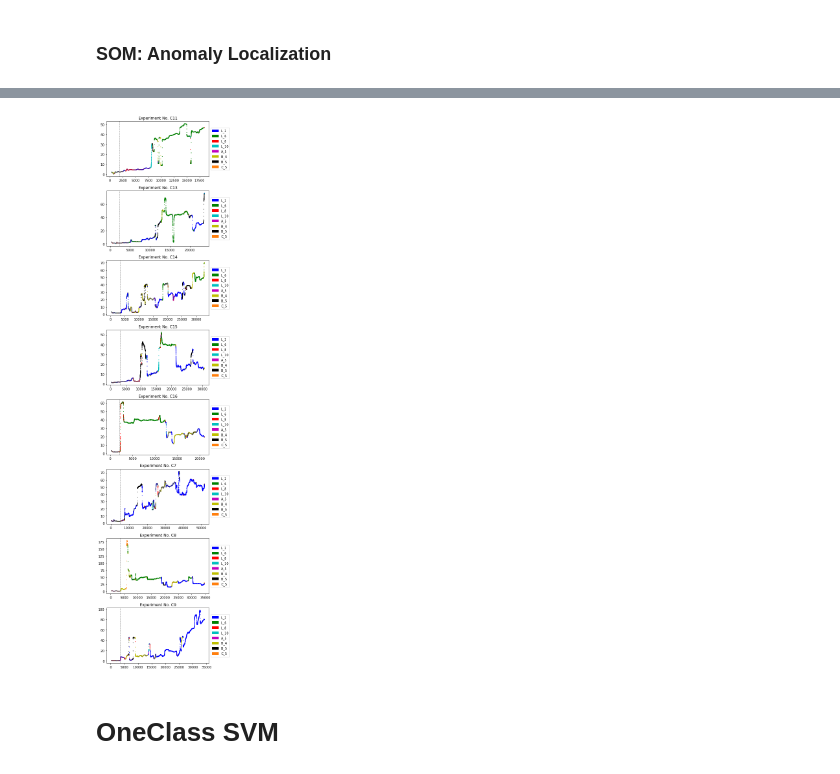
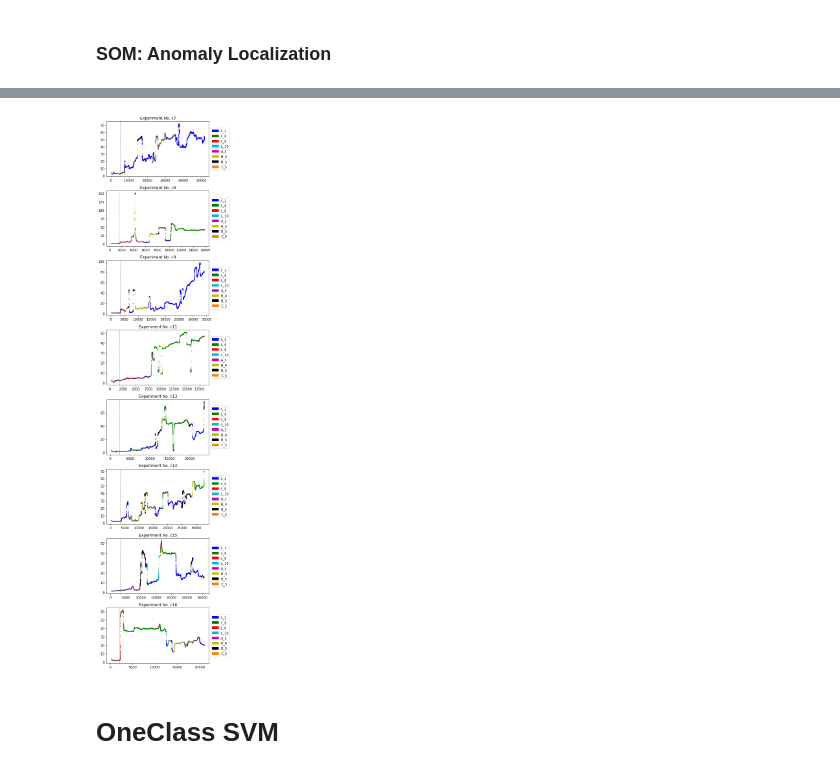
Before and after one commit to dglttr/dm_seminar_ws2020, a Jupyter notebook: notebooks/main.ipynb, the cells around one changed output, grey strips where cells are left out. Cells and saved outputs as stored; diff of their text form; code cells hidden in the pictures.

```diff
--- a/notebooks/main.ipynb
+++ b/notebooks/main.ipynb
@@ -163,11 +179,11 @@ SOM_MAP_Y_DIMENSION = 50     # 50 as taken from research paper
 SOM_TRAINING_EPOCHS = 10000
 
 def train_model(training_data):
-    model = SOM(x=SOM_MAP_X_DIMENSION, y=SOM_MAP_Y_DIMENSION, input_len=training_data.shape[1], random_seed=RANDOM_SEED)
+    model = MiniSom(x=SOM_MAP_X_DIMENSION, y=SOM_MAP_Y_DIMENSION, input_len=training_data.shape[1], random_seed=RANDOM_SEED)
     model.train(training_data, num_iteration=SOM_TRAINING_EPOCHS, verbose=True)
     return model
 
-models = [train_model(train.to_numpy()) for train in train_files]
+models = [train_model(train.to_numpy()) for train in train_files.values()]
 
 print("SOM models trained.")
 # %% [output]
@@ -194,14 +210,15 @@ SOM models trained.
 fig, ax = plt.subplots(8, 2, sharex=True, sharey=True)
 fig.set_size_inches(6, 24)
 
-for i, test_file in enumerate(test_files):
-    frequencies = models[i].activation_response(train_files[i].to_numpy())
+for i, file in enumerate(test_files.items()):
+    filename, test_file = file
+    frequencies = models[i].activation_response(train_files[filename].to_numpy())
     ax[i, 0].pcolor(frequencies.T, cmap='Blues')
-    ax[i, 0].set_title(f"Training - Experiment {EXPERIMENT_NAMES[i]}")
+    ax[i, 0].set_title(f"Training - Experiment {filename}")
 
     frequencies = models[i].activation_response(test_file.to_numpy())
     ax[i, 1].pcolor(frequencies.T, cmap='Oranges')
-    ax[i, 1].set_title(f"Test - Experiment {EXPERIMENT_NAMES[i]}")
+    ax[i, 1].set_title(f"Test - Experiment {filename}")
 
 plt.show()
 # %% [output]
@@ -210,7 +227,7 @@ plt.show()
 ### SOM: Plot quantization errors
 # %%
 %%time
-converted_files = [[file[i:i+1].to_numpy() for i in range(len(file) - 1)] for file in files]    # always grab two data points and convert them to numpy (two needed because MiniSom will not evaluate a single one)
+converted_files = [[file[i:i+1].to_numpy() for i in range(len(file) - 1)] for file in files.values()]    # always grab two data points and convert them to numpy (two needed because MiniSom will not evaluate a single one)
 
 quantization_errors = [pd.DataFrame([model.quantization_error(data_point)
                                      for data_point in converted_files[j]])
@@ -240,10 +257,11 @@ def most_diverging_feature(x: pd.Series, bmu_weights: np.ndarray) -> str:
 
 som_anom_loc = [[most_diverging_feature(row, get_bmu_weights(models[i], row))
                  for index, row in file.iterrows()]
-                for i, file in enumerate(files)]
+                for i, file in enumerate(files.values())]
 
 colors_som_anom_loc = [[COLORMAP[el] for el in file] for file in som_anom_loc]
 
+
 print("Computed SOM Anomaly localization.")
 # %% [output]
 Computed SOM Anomaly localization.
@@ -251,28 +269,42 @@ Wall time: 2min 40s
 # %%
+legend_kwargs = {
+    "handles": [matplotlib.patches.Patch(color=value, label=key, edgecolor="b") for key, value in COLORMAP.items()],
+    "loc": "center right",
+    "bbox_to_anchor": (1.22, 0.5)
+}
+
+"""
+plot_all_experiments(rolling_medians_som, experiment_names=list(files.keys()),
+                     test_train_split=TEST_TRAIN_SPLIT,
+                     savefig="C:/Users/Daniel/Desktop/SOM_final_anom_loc_50x50_10000epochs_noNorm.png",
+                     colors=colors_som_anom_loc,
+                     legend_kwargs=legend_kwargs)
+"""
+
 # Plot
 fig, ax = plt.subplots(8, 1)
 fig.set_size_inches(6, 24)
 
 patches = [matplotlib.patches.Patch(color=value, label=key, edgecolor="b") for key, value in COLORMAP.items()]
 
-for i, dataset in enumerate(files):
+for i, dataset in enumerate(files.values()):
     axis = ax[i]
     axis.scatter(x=rolling_medians_som[i].index, y=rolling_medians_som[i], c=colors_som_anom_loc[i][:-1], s=1)
-    axis.set_title(f"Experiment No. {EXPERIMENT_NAMES[i]}")
+    axis.set_title(f"Experiment No. {list(files.keys())[i]}")
 
     # Add test_train_split line
     test_train_split_index = int(len(dataset) * TEST_TRAIN_SPLIT)
     axis.axvline(x=test_train_split_index, color="grey", linestyle="--", linewidth=1)
 
     # Add legend
     axis.legend(handles=patches, loc="center right", bbox_to_anchor=(1.22, 0.5))
 
 plt.tight_layout()
 
 plt.savefig("C:/Users/Daniel/Desktop/SOM_final_anom_loc_50x50_10000epochs_noNorm.png")
 plt.show()
 # %% [output]
-[figure, old version]
+[figure, new version]
 # %% [markdown]
 # OneClass SVM
 # %%
```
Also changed, not shown: parts of 15 cells of this notebook, 1 other file.
